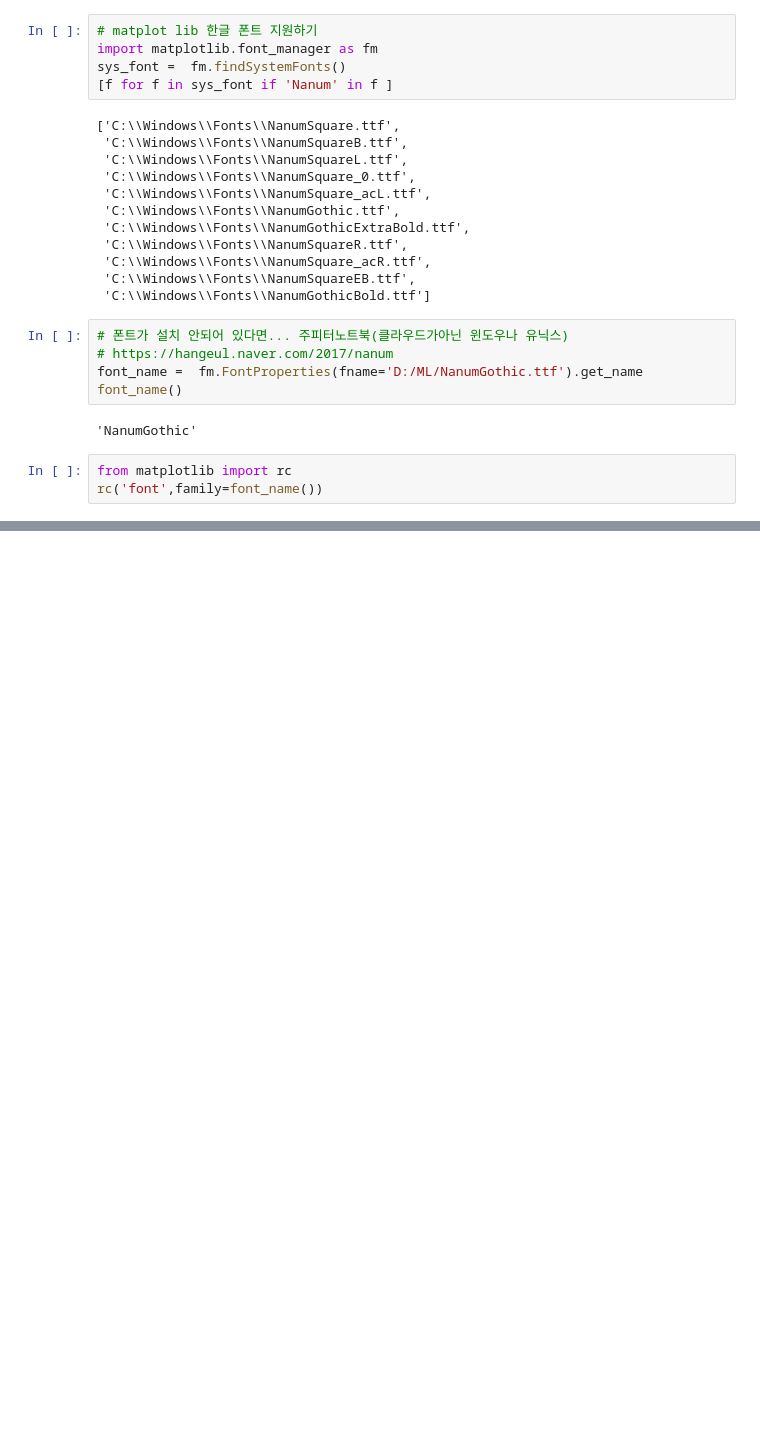
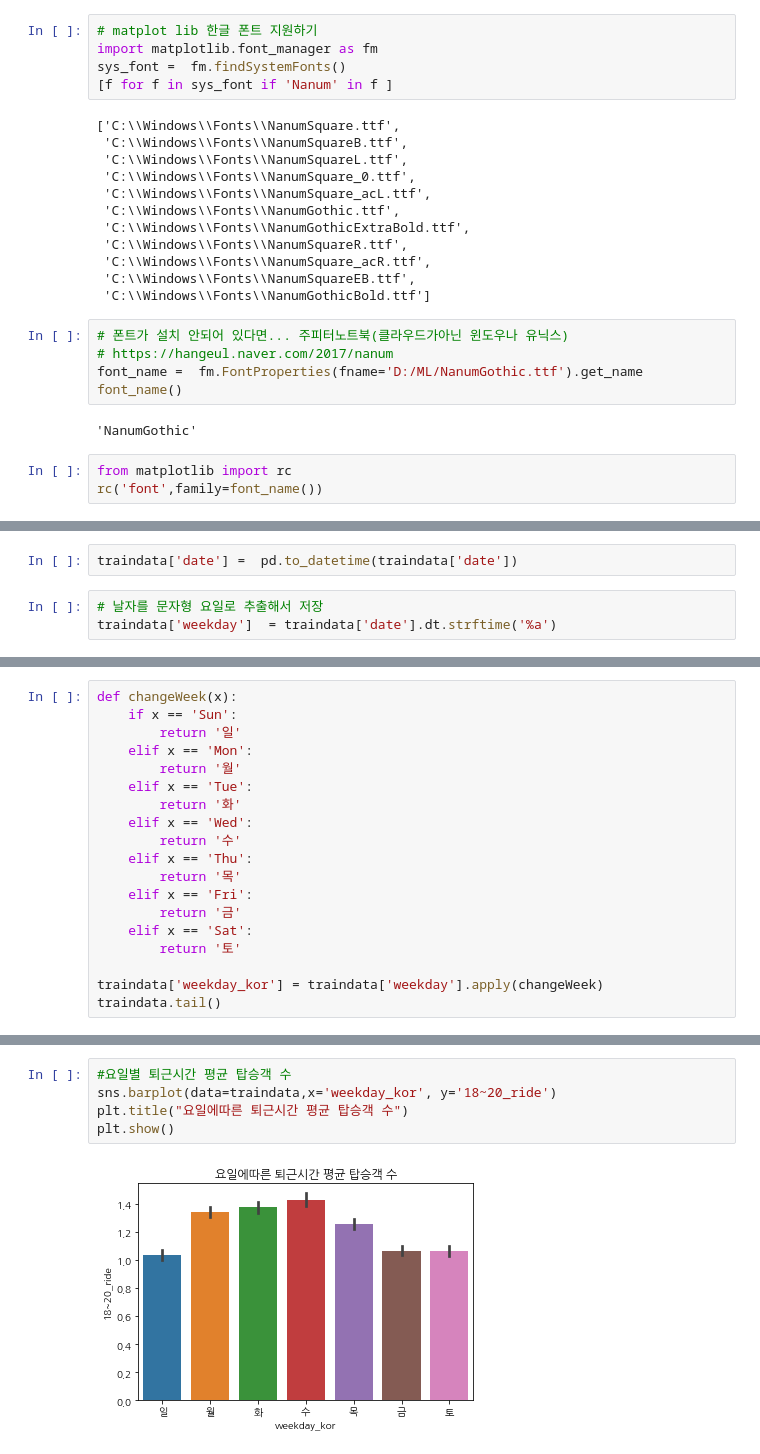
Before and after one commit to bigdataleeky/python, a Jupyter notebook: 20220607/20220607_버스탑승객 예측.ipynb, the cells around one changed output, grey strips where cells are left out. Drawn from its saved outputs; the diff is of its cells as text; blank space fills up the shorter version.

```diff
--- a/20220607/20220607_버스탑승객 예측.ipynb
+++ b/20220607/20220607_버스탑승객 예측.ipynb
@@ -131,0 +176,5 @@ rc('font',family=font_name())
+# %%
+traindata['date'] =  pd.to_datetime(traindata['date'])
+# %%
+# 날자를 문자형 요일로 추출해서 저장
+traindata['weekday']  = traindata['date'].dt.strftime('%a')
@@ -131,0 +186,19 @@ rc('font',family=font_name())
+# %%
+def changeWeek(x):
+    if x == 'Sun':
+        return '일'
+    elif x == 'Mon':
+        return '월'
+    elif x == 'Tue':
+        return '화'
+    elif x == 'Wed':
+        return '수'
+    elif x == 'Thu':
+        return '목'
+    elif x == 'Fri':
+        return '금'
+    elif x == 'Sat':
+        return '토'
+
+traindata['weekday_kor'] = traindata['weekday'].apply(changeWeek)
+traindata.tail()
@@ -131,0 +213,7 @@ rc('font',family=font_name())
+# %%
+#요일별 퇴근시간 평균 탑승객 수
+sns.barplot(data=traindata,x='weekday_kor', y='18~20_ride')
+plt.title("요일에따른 퇴근시간 평균 탑승객 수")
+plt.show()
+# %% [output]
+[figure, added]
```
Also changed, not shown: parts of 24 cells of this notebook.
